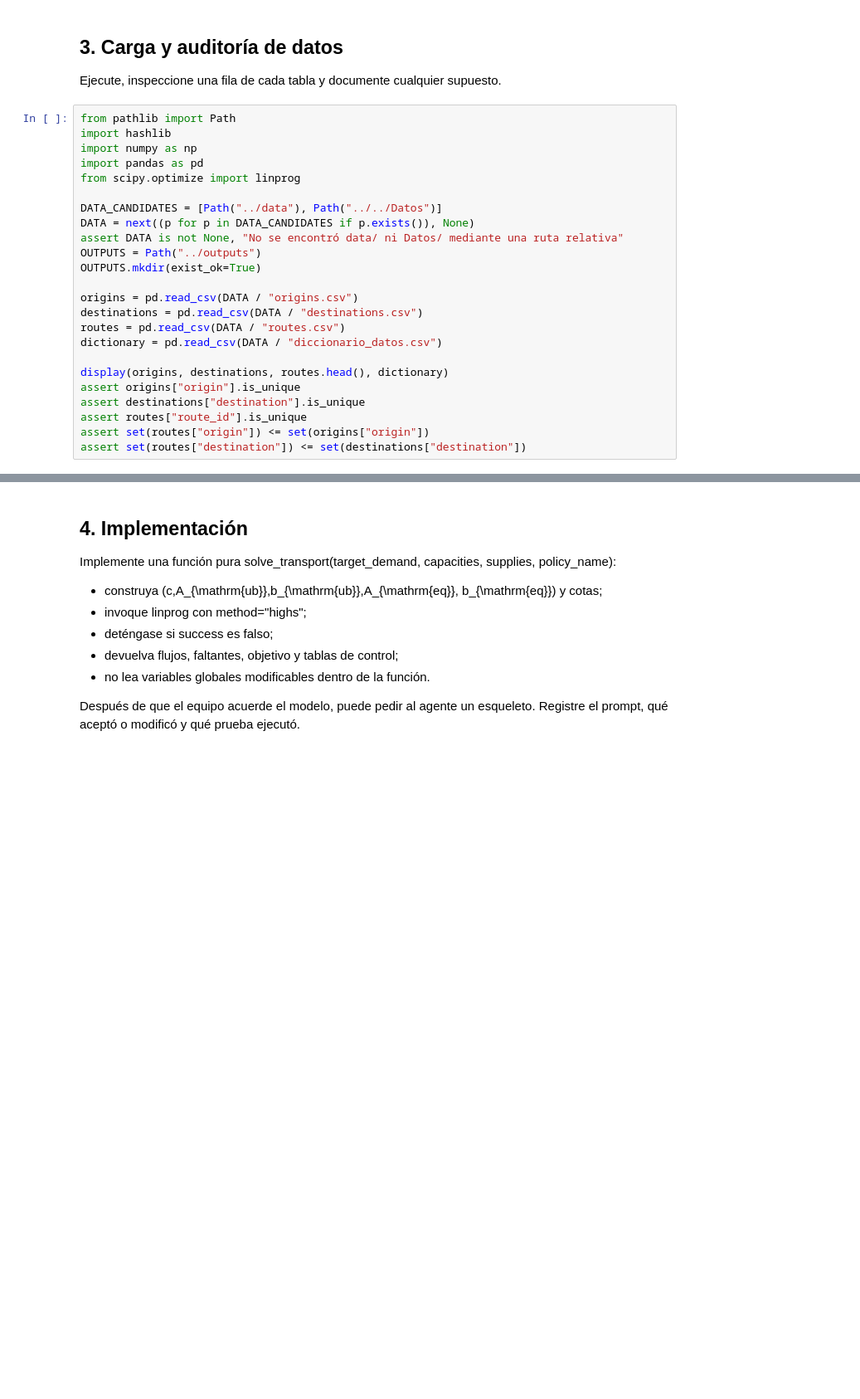
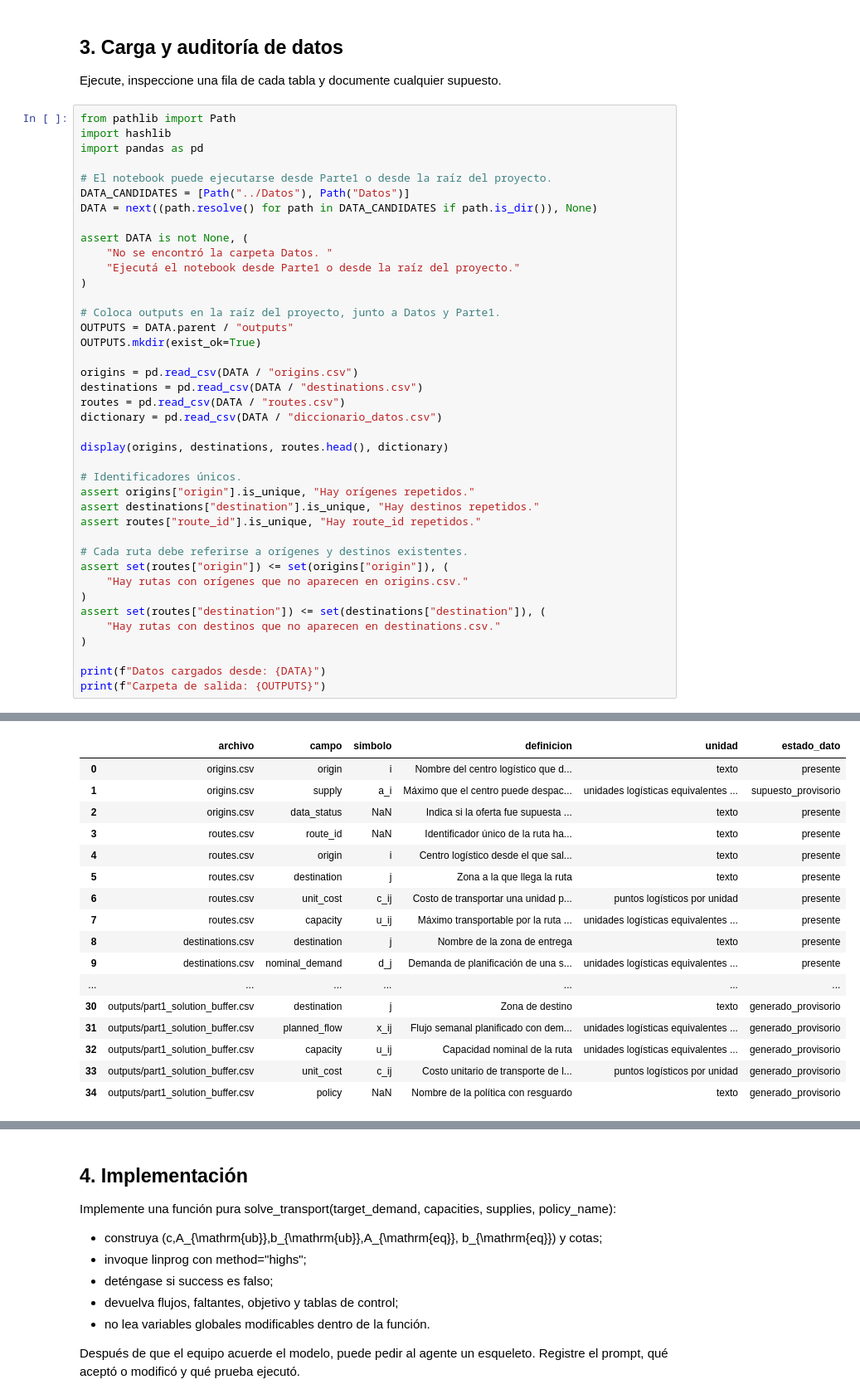
Before and after one commit to Marcodisario/Final-OPIO, a Jupyter notebook: Parte1/part1_primal.ipynb, the cells around one changed output, grey strips where cells are left out. Shown at 83% size. Cells and saved outputs as stored; diff of their text form; blank space fills up the shorter version.

Commit message:
datos sinteticos y primer parte terminada

```diff
--- a/Parte1/part1_primal.ipynb
+++ b/Parte1/part1_primal.ipynb
@@ -40,14 +92,19 @@ Ejecute, inspeccione una fila de cada tabla y documente cualquier supuesto.
 # %%
 from pathlib import Path
 import hashlib
-import numpy as np
 import pandas as pd
-from scipy.optimize import linprog
 
-DATA_CANDIDATES = [Path("../data"), Path("../../Datos")]
-DATA = next((p for p in DATA_CANDIDATES if p.exists()), None)
-assert DATA is not None, "No se encontró data/ ni Datos/ mediante una ruta relativa"
-OUTPUTS = Path("../outputs")
+# El notebook puede ejecutarse desde Parte1 o desde la raíz del proyecto.
+DATA_CANDIDATES = [Path("../Datos"), Path("Datos")]
+DATA = next((path.resolve() for path in DATA_CANDIDATES if path.is_dir()), None)
+
+assert DATA is not None, (
+    "No se encontró la carpeta Datos. "
+    "Ejecutá el notebook desde Parte1 o desde la raíz del proyecto."
+)
+
+# Coloca outputs en la raíz del proyecto, junto a Datos y Parte1.
+OUTPUTS = DATA.parent / "outputs"
 OUTPUTS.mkdir(exist_ok=True)
 
 origins = pd.read_csv(DATA / "origins.csv")
@@ -56,8 +113,20 @@ routes = pd.read_csv(DATA / "routes.csv")
 dictionary = pd.read_csv(DATA / "diccionario_datos.csv")
 
 display(origins, destinations, routes.head(), dictionary)
-assert origins["origin"].is_unique
-assert destinations["destination"].is_unique
-assert routes["route_id"].is_unique
-assert set(routes["origin"]) <= set(origins["origin"])
-assert set(routes["destination"]) <= set(destinations["destination"])
+
+# Identificadores únicos.
+assert origins["origin"].is_unique, "Hay orígenes repetidos."
+assert destinations["destination"].is_unique, "Hay destinos repetidos."
+assert routes["route_id"].is_unique, "Hay route_id repetidos."
+
+# Cada ruta debe referirse a orígenes y destinos existentes.
+assert set(routes["origin"]) <= set(origins["origin"]), (
+    "Hay rutas con orígenes que no aparecen en origins.csv."
+)
+assert set(routes["destination"]) <= set(destinations["destination"]), (
+    "Hay rutas con destinos que no aparecen en destinations.csv."
+)
+
+print(f"Datos cargados desde: {DATA}")
+print(f"Carpeta de salida: {OUTPUTS}")
+# %% [output]
@@ -63,0 +149,17 @@ assert set(routes["destination"]) <= set(destinations["destination"])
+|  | archivo | campo | simbolo | definicion | unidad | estado_dato |
+| 0 | origins.csv | origin | i | Nombre del centro logístico que d... | texto | presente |
+| 1 | origins.csv | supply | a_i | Máximo que el centro puede despac... | unidades logísticas equivalentes ... | supuesto_provisorio |
+| 2 | origins.csv | data_status | NaN | Indica si la oferta fue supuesta ... | texto | presente |
+| 3 | routes.csv | route_id | NaN | Identificador único de la ruta ha... | texto | presente |
+| 4 | routes.csv | origin | i | Centro logístico desde el que sal... | texto | presente |
+| 5 | routes.csv | destination | j | Zona a la que llega la ruta | texto | presente |
+| 6 | routes.csv | unit_cost | c_ij | Costo de transportar una unidad p... | puntos logísticos por unidad | presente |
+| 7 | routes.csv | capacity | u_ij | Máximo transportable por la ruta ... | unidades logísticas equivalentes ... | presente |
+| 8 | destinations.csv | destination | j | Nombre de la zona de entrega | texto | presente |
+| 9 | destinations.csv | nominal_demand | d_j | Demanda de planificación de una s... | unidades logísticas equivalentes ... | presente |
+| ... | ... | ... | ... | ... | ... | ... |
+| 30 | outputs/part1_solution_buffer.csv | destination | j | Zona de destino | texto | generado_provisorio |
+| 31 | outputs/part1_solution_buffer.csv | planned_flow | x_ij | Flujo semanal planificado con dem... | unidades logísticas equivalentes ... | generado_provisorio |
+| 32 | outputs/part1_solution_buffer.csv | capacity | u_ij | Capacidad nominal de la ruta | unidades logísticas equivalentes ... | generado_provisorio |
+| 33 | outputs/part1_solution_buffer.csv | unit_cost | c_ij | Costo unitario de transporte de l... | puntos logísticos por unidad | generado_provisorio |
+| 34 | outputs/part1_solution_buffer.csv | policy | NaN | Nombre de la política con resguardo | texto | generado_provisorio |
```
Also changed, not shown: parts of 18 cells of this notebook, 5 other files.
